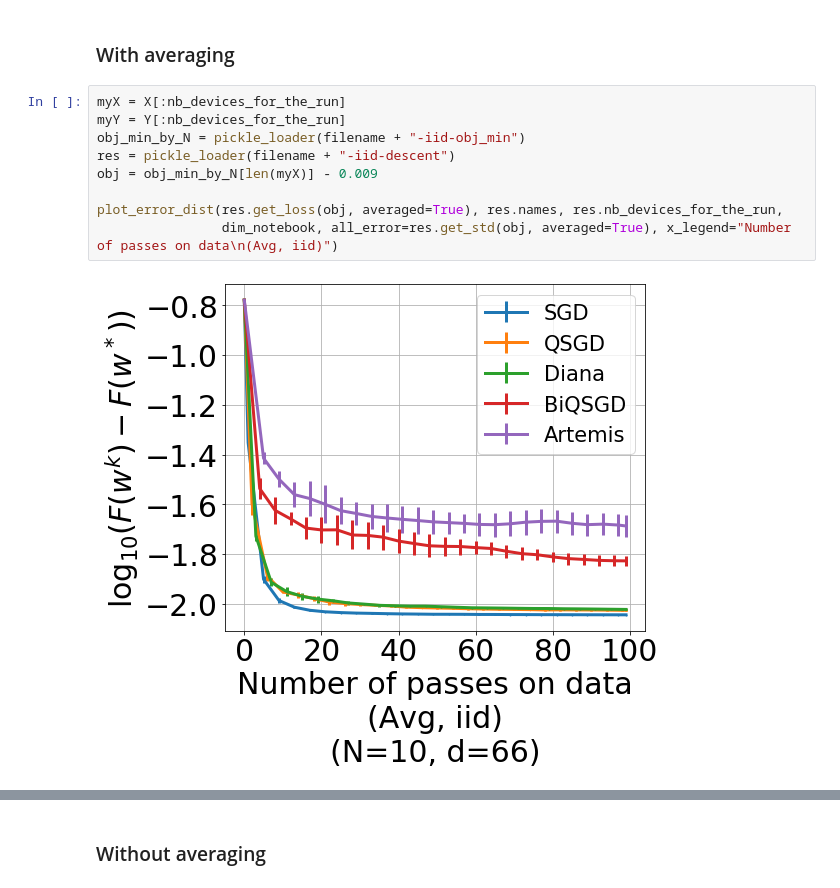
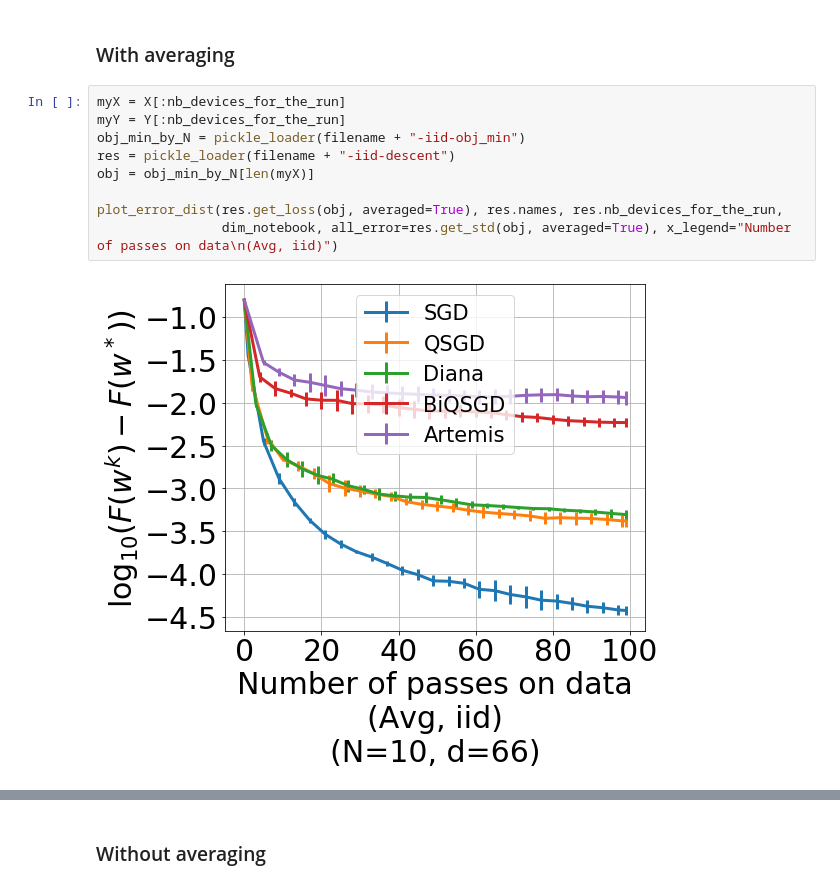
Before and after one commit to philipco/artemis-bidirectional-compression, a Jupyter notebook: notebook/quantum.ipynb, the cells around one changed output, grey strips where cells are left out. Saved outputs shown, nothing was run; the diff lists cells and outputs as text.

```diff
--- a/notebook/quantum.ipynb
+++ b/notebook/quantum.ipynb
@@ -266,14 +266,14 @@ tensor([-2.0945e-02,  5.0254e-02, -1.4778e-02,  6.4691e-02,  7.2540e-01,
 # %%
 myX = X[:nb_devices_for_the_run]
 myY = Y[:nb_devices_for_the_run]
 obj_min_by_N = pickle_loader(filename + "-iid-obj_min")
 res = pickle_loader(filename + "-iid-descent")
-obj = obj_min_by_N[len(myX)] - 0.009
+obj = obj_min_by_N[len(myX)]
 
 plot_error_dist(res.get_loss(obj, averaged=True), res.names, res.nb_devices_for_the_run,
                 dim_notebook, all_error=res.get_std(obj, averaged=True), x_legend="Number of passes on data\n(Avg, iid)")
 # %% [output]
-[figure, old version]
+[figure, new version]
 # %%
 plot_error_dist(res.get_loss(obj, averaged=True), res.names, res.nb_devices_for_the_run, dim_notebook,
                 x_points=res.X_number_of_bits, all_error=res.get_std(obj, averaged=True),
```
Also changed, not shown: parts of 1 cell of this notebook.
